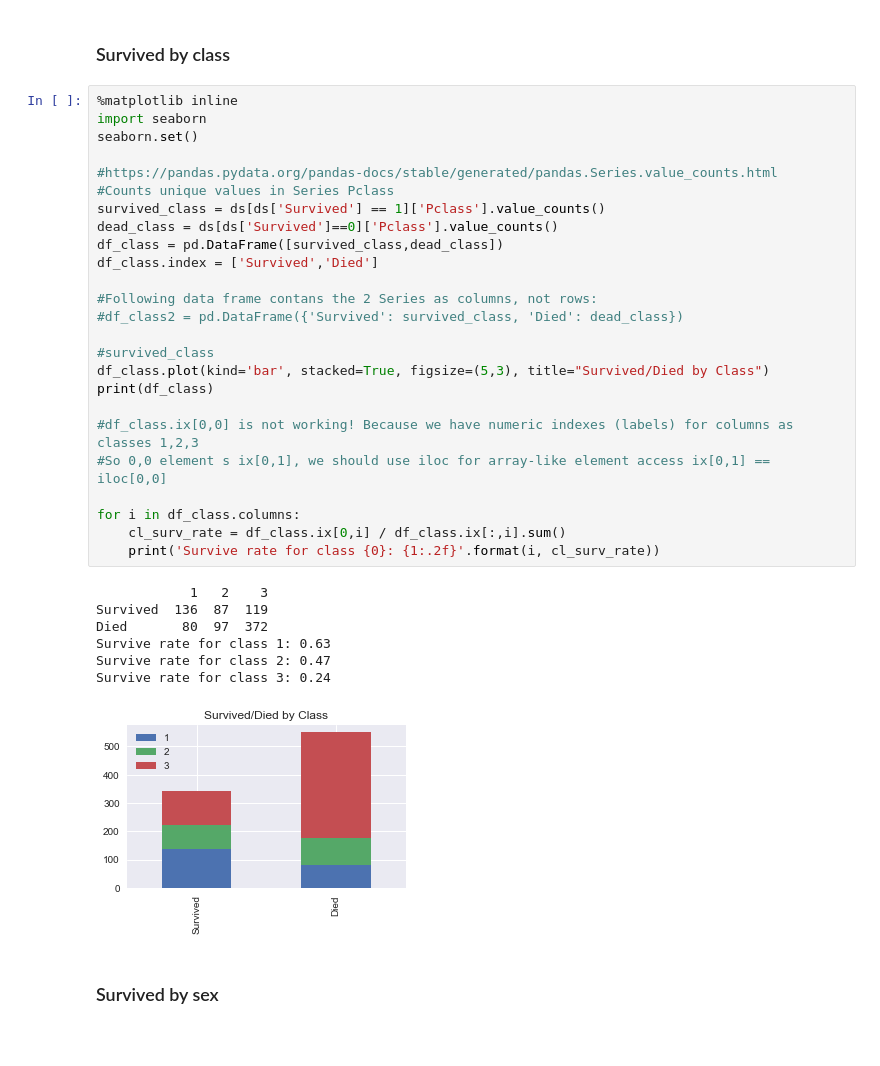
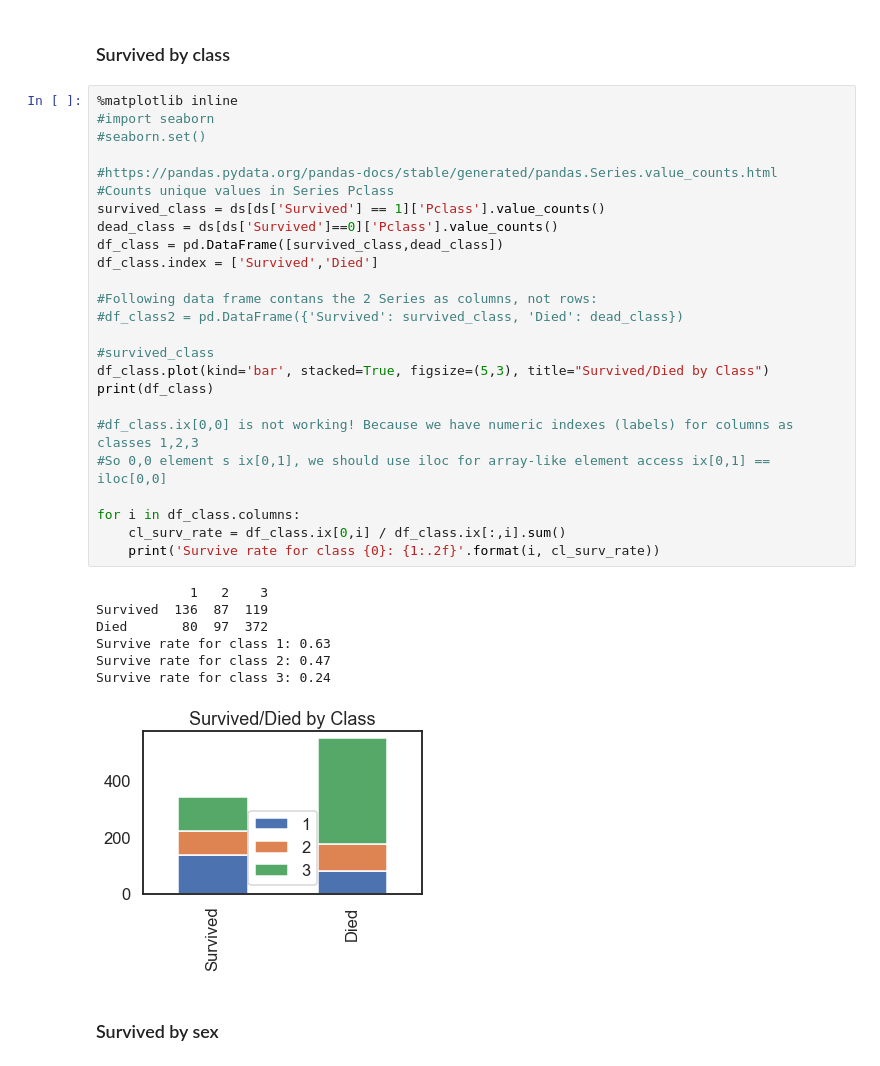
Before and after one commit to oddcard2/education, a Jupyter notebook: kaggle/Titanic/Titanic.ipynb, the cells around one changed output. Drawn from its saved outputs; the diff is of its cells as text; blank space fills up the shorter version.

```diff
--- a/kaggle/Titanic/Titanic.ipynb
+++ b/kaggle/Titanic/Titanic.ipynb
@@ -70,37 +80,37 @@ ds.head()
 ### Survived by class
 # %%
 %matplotlib inline
-import seaborn
-seaborn.set()
+#import seaborn
+#seaborn.set()
 
 #https://pandas.pydata.org/pandas-docs/stable/generated/pandas.Series.value_counts.html
 #Counts unique values in Series Pclass
 survived_class = ds[ds['Survived'] == 1]['Pclass'].value_counts()
 dead_class = ds[ds['Survived']==0]['Pclass'].value_counts()
 df_class = pd.DataFrame([survived_class,dead_class])
 df_class.index = ['Survived','Died']
 
 #Following data frame contans the 2 Series as columns, not rows:
 #df_class2 = pd.DataFrame({'Survived': survived_class, 'Died': dead_class})
 
 #survived_class
 df_class.plot(kind='bar', stacked=True, figsize=(5,3), title="Survived/Died by Class")
 print(df_class)
 
 #df_class.ix[0,0] is not working! Because we have numeric indexes (labels) for columns as classes 1,2,3
 #So 0,0 element s ix[0,1], we should use iloc for array-like element access ix[0,1] == iloc[0,0]
 
 for i in df_class.columns:
     cl_surv_rate = df_class.ix[0,i] / df_class.ix[:,i].sum()
     print('Survive rate for class {0}: {1:.2f}'.format(i, cl_surv_rate))
 # %% [output]
             1   2    3
 Survived  136  87  119
 Died       80  97  372
 Survive rate for class 1: 0.63
 Survive rate for class 2: 0.47
 Survive rate for class 3: 0.24
-[figure, old version]
+[figure, new version]
 # %% [markdown]
 ### Survived by sex
 # %%
```
Also changed, not shown: parts of 36 cells of this notebook.
